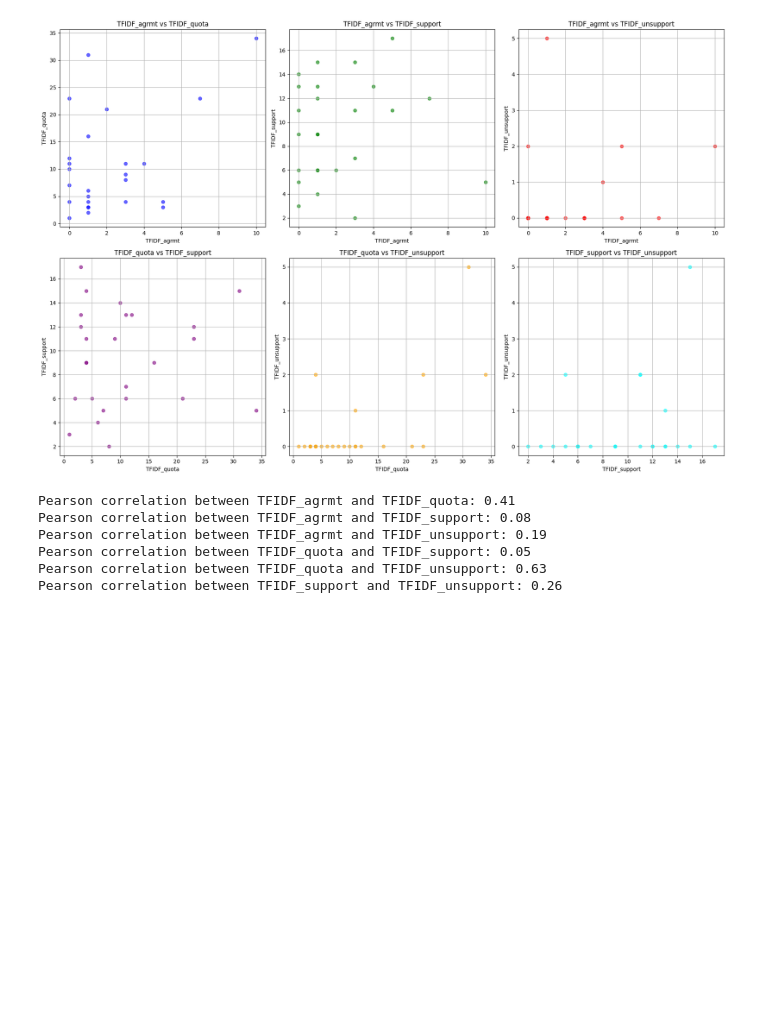
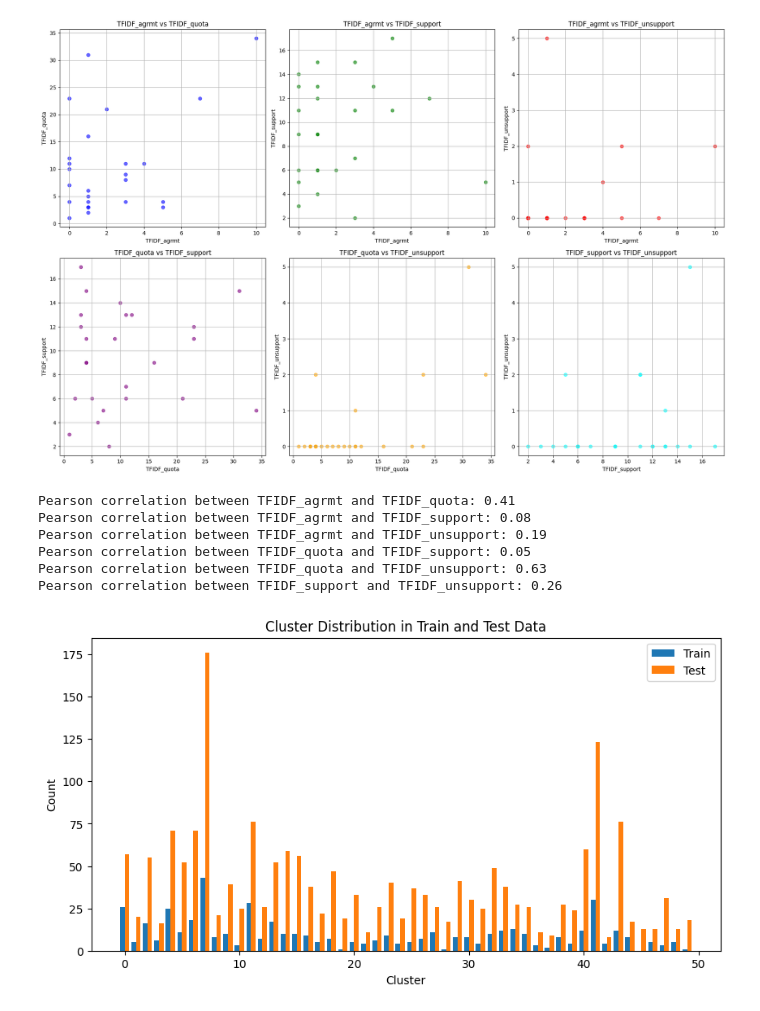
Before and after one commit to canorhanakpinar/thesis_log, a Jupyter notebook: resmi_gazete/resmigazete_search.ipynb, the cells around one changed output. Drawn from its saved outputs; the diff is of its cells as text; code cells hidden in the pictures; blank space fills up the shorter version.

```diff
--- a/resmi_gazete/resmigazete_search.ipynb
+++ b/resmi_gazete/resmigazete_search.ipynb
@@ -864,0 +896,18 @@ Pearson correlation between TFIDF_support and TFIDF_unsupport: 0.26
+# %%
+import matplotlib.pyplot as plt
+
+# Plotting counts
+plt.figure(figsize=(10, 5))
+plt.bar(train_df['Cluster'].value_counts().sort_index().index - 0.2,
+        train_df['Cluster'].value_counts().sort_index().values,
+        width=0.4, label='Train')
+plt.bar(test_df['Cluster'].value_counts().sort_index().index + 0.2,
+        test_df['Cluster'].value_counts().sort_index().values,
+        width=0.4, label='Test')
+plt.xlabel('Cluster')
+plt.ylabel('Count')
+plt.title('Cluster Distribution in Train and Test Data')
+plt.legend()
+plt.show()
+# %% [output]
+[figure, added]
```
Also changed, not shown: parts of 8 cells of this notebook, 11 other files.
